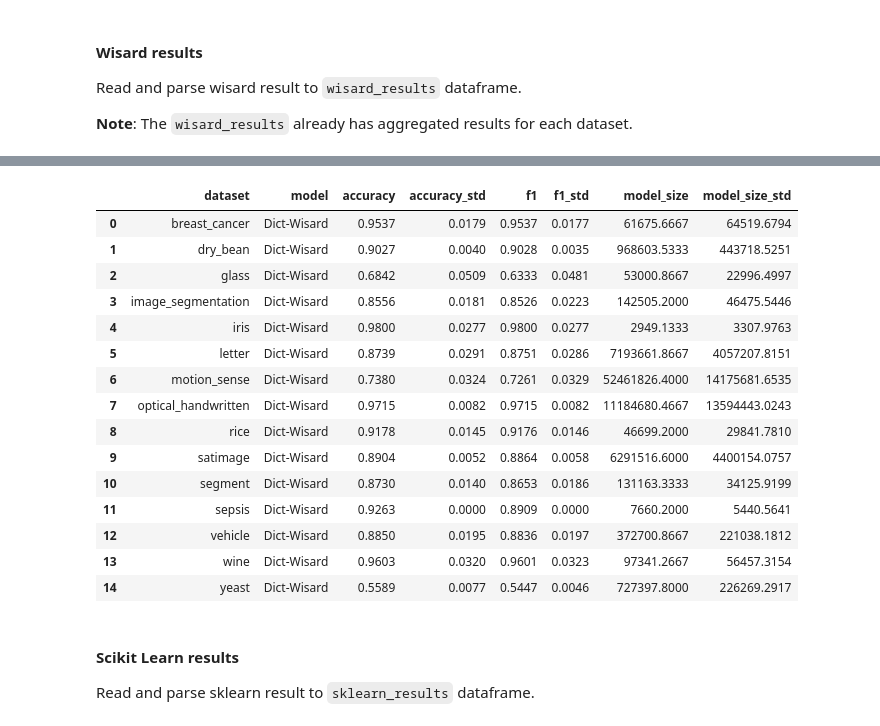
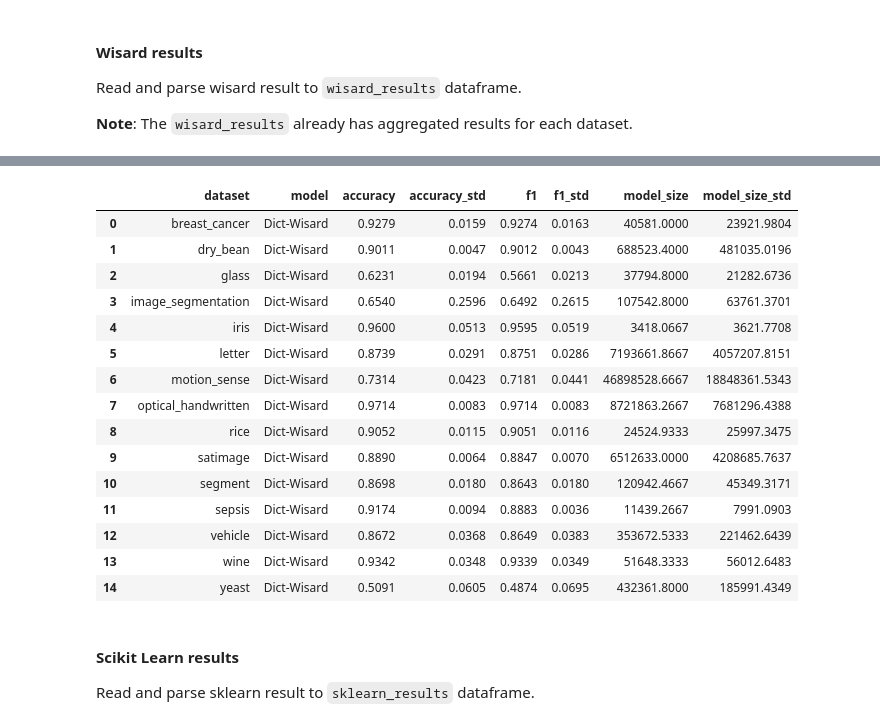
Before and after one commit to otavioon/wisardlib, a Jupyter notebook: analysis/analyse_results.ipynb, the cells around one changed output, grey strips where cells are left out. Drawn from its saved outputs; the diff is of its cells as text; code cells hidden in the pictures.

```diff
--- a/analysis/analyse_results.ipynb
+++ b/analysis/analyse_results.ipynb
@@ -133,7 +141,7 @@ def parse_wisard_config_name(row) -> str:
 
 
 # --- Read results and add a column with the name of the configuration ---
-wisard_results = pd.read_csv(results_path).drop_duplicates()
+wisard_results = pd.read_csv(results_wisard_path).drop_duplicates()
 
 # --- Add useful columns ---
 wisard_results["tuple_size"] = (
@@ -148,6 +156,14 @@ wisard_results = wisard_results[
     [
         "dataset_name",
         "config_name",
+        "val_accuracy_mean",
+        "val_accuracy_std",
+        "val_f1 weighted_mean",
+        "val_f1 weighted_std",
+        "val_model size_mean",
+        "val_model size_std",
+        "val_ties_mean",
+        "val_ties_std",
         "test_accuracy_mean",
         "test_accuracy_std",
         "test_f1 weighted_mean",
@@ -190,28 +206,5 @@ wisard_results[["dataset", "fold"]] = wisard_results["dataset"].str.split(
     "_fold_", expand=True
 )
 wisard_results["fold"] = wisard_results["fold"].astype(int)
-
-
-# Rearange columns
-wisard_results = wisard_results[[
-    "dataset",
-    "fold",
-    "model",
-    "config_name",
-    "tuple_size",
-    "encoder",
-    "resolution",
-    "bleach",
-    "rams per discriminator",
-    "accuracy",
-    "accuracy_std",
-    "f1",
-    "f1_std",
-    "model_size",
-    "model_size_std",
-    "ties",
-    "ties_std",
-]]
-
 wisard_results.sample(n=2)
 # %% [output]
@@ -221,54 +215,53 @@ wisard_results.sample(n=2)
 # %%
 dict_wisard_results = wisard_results[(wisard_results["config_name"] == "Dict")]
+# dict_wisard_results = wisard_results
 
 lines = []
 for (dataset, fold), dataset_df in dict_wisard_results.groupby(["dataset", "fold"]):
     metric_name = datasets_info.loc[datasets_info["dataset_name"] == dataset, "metric"].iloc[0]
-    if metric_name == "f1 weighted":
-        metric_name = "f1"
-    line = dataset_df.sort_values(by=metric_name, ascending=False).iloc[0]
+    line = dataset_df.sort_values(by=f"val_{metric_name}_mean", ascending=False).iloc[0]
     lines.append(line)
 
 dict_wisard_results = pd.DataFrame(lines)
 
 dict_wisard_results = aggregate_mean_std(
     dict_wisard_results,
     group_by=["dataset"],
     keys_to_aggregate=["accuracy", "f1", "model_size"]
 )
 
 dict_wisard_results["model"] = "Dict-Wisard"
 
 # Rearange columns
 dict_wisard_results = dict_wisard_results[[
     "dataset",
     "model",
     "accuracy",
     "accuracy_std",
     "f1",
     "f1_std",
     "model_size",
     "model_size_std",
 ]]
 
 dict_wisard_results
 # %% [output]
 |  | dataset | model | accuracy | accuracy_std | f1 | f1_std | model_size | model_size_std |
-| 0 | breast_cancer | Dict-Wisard | 0.9537 | 0.0179 | 0.9537 | 0.0177 | 61675.6667 | 64519.6794 |
-| 1 | dry_bean | Dict-Wisard | 0.9027 | 0.0040 | 0.9028 | 0.0035 | 968603.5333 | 443718.5251 |
-| 2 | glass | Dict-Wisard | 0.6842 | 0.0509 | 0.6333 | 0.0481 | 53000.8667 | 22996.4997 |
-| 3 | image_segmentation | Dict-Wisard | 0.8556 | 0.0181 | 0.8526 | 0.0223 | 142505.2000 | 46475.5446 |
-| 4 | iris | Dict-Wisard | 0.9800 | 0.0277 | 0.9800 | 0.0277 | 2949.1333 | 3307.9763 |
+| 0 | breast_cancer | Dict-Wisard | 0.9279 | 0.0159 | 0.9274 | 0.0163 | 40581.0000 | 23921.9804 |
+| 1 | dry_bean | Dict-Wisard | 0.9011 | 0.0047 | 0.9012 | 0.0043 | 688523.4000 | 481035.0196 |
+| 2 | glass | Dict-Wisard | 0.6231 | 0.0194 | 0.5661 | 0.0213 | 37794.8000 | 21282.6736 |
+| 3 | image_segmentation | Dict-Wisard | 0.6540 | 0.2596 | 0.6492 | 0.2615 | 107542.8000 | 63761.3701 |
+| 4 | iris | Dict-Wisard | 0.9600 | 0.0513 | 0.9595 | 0.0519 | 3418.0667 | 3621.7708 |
 | 5 | letter | Dict-Wisard | 0.8739 | 0.0291 | 0.8751 | 0.0286 | 7193661.8667 | 4057207.8151 |
-| 6 | motion_sense | Dict-Wisard | 0.7380 | 0.0324 | 0.7261 | 0.0329 | 52461826.4000 | 14175681.6535 |
-| 7 | optical_handwritten | Dict-Wisard | 0.9715 | 0.0082 | 0.9715 | 0.0082 | 11184680.4667 | 13594443.0243 |
-| 8 | rice | Dict-Wisard | 0.9178 | 0.0145 | 0.9176 | 0.0146 | 46699.2000 | 29841.7810 |
-| 9 | satimage | Dict-Wisard | 0.8904 | 0.0052 | 0.8864 | 0.0058 | 6291516.6000 | 4400154.0757 |
-| 10 | segment | Dict-Wisard | 0.8730 | 0.0140 | 0.8653 | 0.0186 | 131163.3333 | 34125.9199 |
-| 11 | sepsis | Dict-Wisard | 0.9263 | 0.0000 | 0.8909 | 0.0000 | 7660.2000 | 5440.5641 |
-| 12 | vehicle | Dict-Wisard | 0.8850 | 0.0195 | 0.8836 | 0.0197 | 372700.8667 | 221038.1812 |
-| 13 | wine | Dict-Wisard | 0.9603 | 0.0320 | 0.9601 | 0.0323 | 97341.2667 | 56457.3154 |
-| 14 | yeast | Dict-Wisard | 0.5589 | 0.0077 | 0.5447 | 0.0046 | 727397.8000 | 226269.2917 |
+| 6 | motion_sense | Dict-Wisard | 0.7314 | 0.0423 | 0.7181 | 0.0441 | 46898528.6667 | 18848361.5343 |
+| 7 | optical_handwritten | Dict-Wisard | 0.9714 | 0.0083 | 0.9714 | 0.0083 | 8721863.2667 | 7681296.4388 |
+| 8 | rice | Dict-Wisard | 0.9052 | 0.0115 | 0.9051 | 0.0116 | 24524.9333 | 25997.3475 |
+| 9 | satimage | Dict-Wisard | 0.8890 | 0.0064 | 0.8847 | 0.0070 | 6512633.0000 | 4208685.7637 |
+| 10 | segment | Dict-Wisard | 0.8698 | 0.0180 | 0.8643 | 0.0180 | 120942.4667 | 45349.3171 |
+| 11 | sepsis | Dict-Wisard | 0.9174 | 0.0094 | 0.8883 | 0.0036 | 11439.2667 | 7991.0903 |
+| 12 | vehicle | Dict-Wisard | 0.8672 | 0.0368 | 0.8649 | 0.0383 | 353672.5333 | 221462.6439 |
+| 13 | wine | Dict-Wisard | 0.9342 | 0.0348 | 0.9339 | 0.0349 | 51648.3333 | 56012.6483 |
+| 14 | yeast | Dict-Wisard | 0.5091 | 0.0605 | 0.4874 | 0.0695 | 432361.8000 | 185991.4349 |
 # %% [markdown]
 #### Scikit Learn results
 
```
Also changed, not shown: parts of 46 cells of this notebook, 1 other file.
